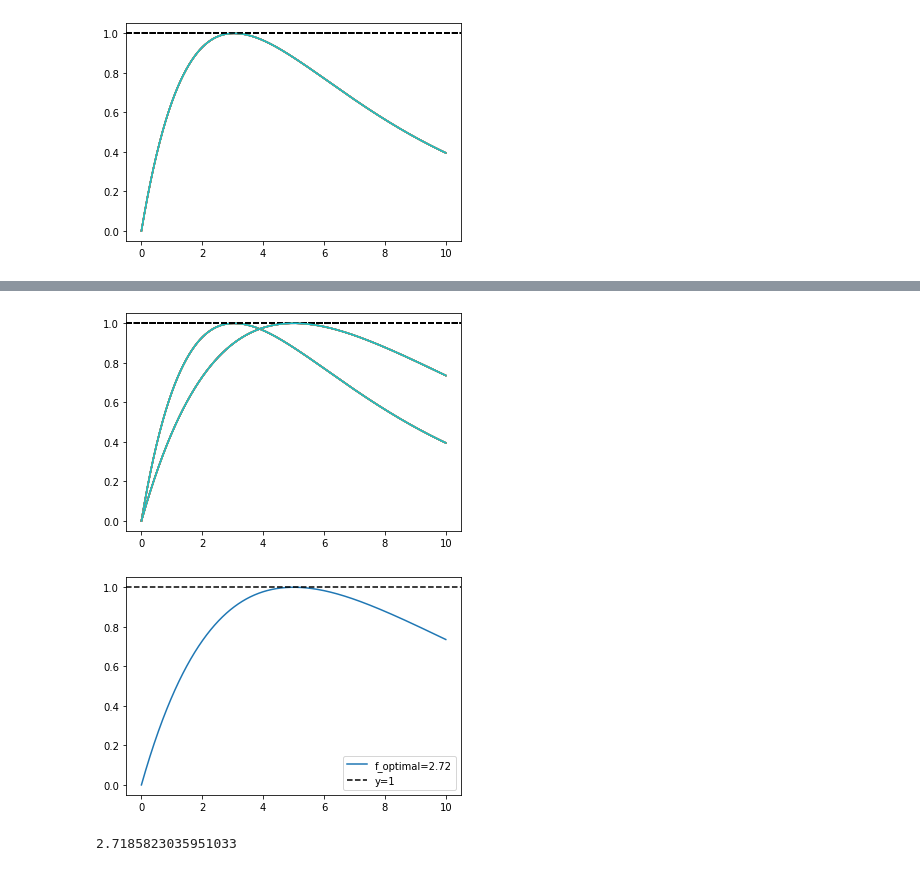
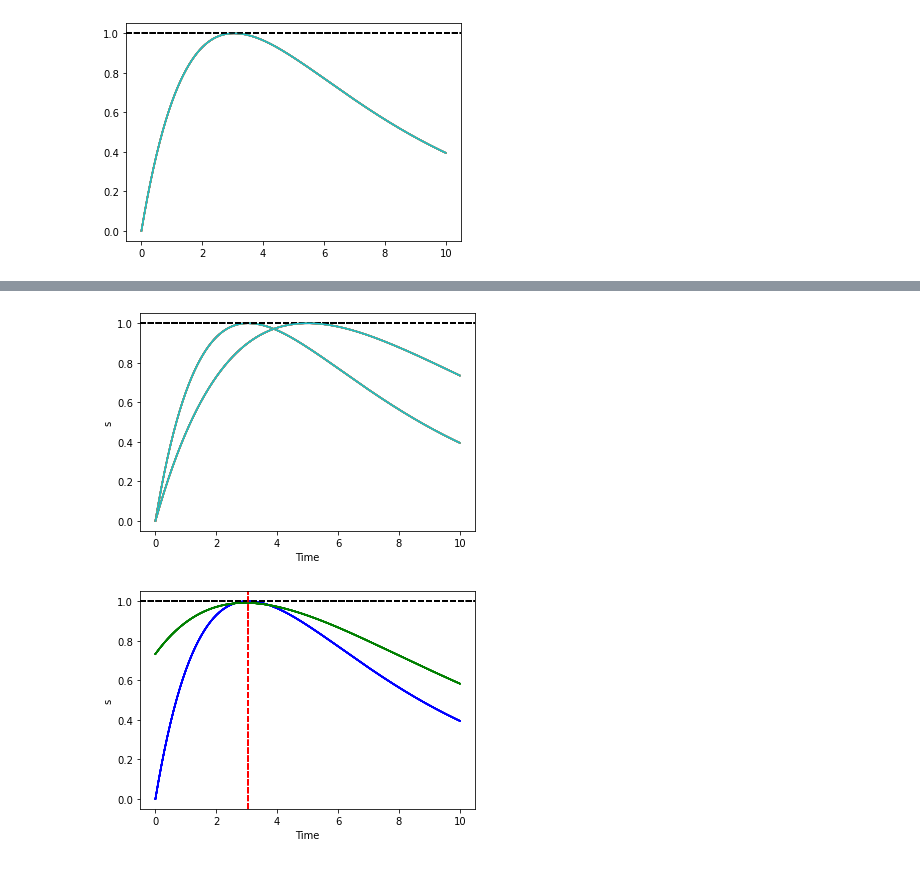
Before and after one commit to davidkelly2002/Final-Year-Project, a Jupyter notebook: Synaptic dynamics.ipynb, the cells around one changed output, grey strips where cells are left out. Cells and saved outputs as stored; diff of their text form; code cells hidden in the pictures.

```diff
--- a/Synaptic dynamics.ipynb
+++ b/Synaptic dynamics.ipynb
@@ -114,7 +129,7 @@ t = np.linspace(t0, tfinal, 1000)
 # %%
 for f in np.linspace(1,10,10):
 
-    x0 = [1,f]
+    x0 = [0,f]
 
     sol = solve_ivp(dxdt_new,[t0,tfinal],x0,args=(5,),dense_output=True)
 
@@ -139,4 +154,6 @@ for f in np.linspace(1,10,10):
     plt.axhline(1, color='k', linestyle='--', label='y=1')
 
     plt.plot(t,s)
+    plt.xlabel('Time')
+    plt.ylabel('s')
 # %% [output]
@@ -195,6 +232,6 @@ print(f_optimal)
 # %%
 for f in np.linspace(1,10,10):
-    f = 3.07 #looks like correct value
+    f = 3.0713828029683845 #looks like correct value
     x0 = [f,f]
 
     sol = solve_ivp(dxdt,[t0,tfinal],x0,args=(2,5),dense_output=True)
@@ -220,56 +257,40 @@ for f in np.linspace(1,10,10):
     plt.axhline(1, color='k', linestyle='--', label='y=1')
 
     plt.plot(t,s)
+    plt.xlabel('Time')
+    plt.ylabel('s')
 # %% [output]
-[figure, old version]
+[figure, new version]
 # %%
-# Define the new system of differential equations for s and p
-def dxdt_new(t, x, tau_s):
-    s = x[0]
-    p = x[1]
-    # Differential equations for s and p
-    dsdt = -s/tau_s + p/tau_s
-    dpdt = -p/tau_s
-    return [dsdt, dpdt]
+for f in np.linspace(1,10,10):
+    f = 3.0713828029683845 #looks like correct value
+    x0 = [f,f]
 
-# Define a function that computes the maximum of s(t) for a given initial s and p
-def max_s_for_f(f, t0=0, tfinal=10, tau_s=10):
-    s0 = 0  # Initial condition for s
-    p0 = f  # Initial condition for p
-    x0 = [s0, p0]  # Initial conditions for s and p
+    sol = solve_ivp(dxdt,[t0,tfinal],x0,args=(2,5),dense_output=True)
 
-    # Solve the system of differential equations
-    sol = solve_ivp(dxdt_new, [t0, tfinal], x0, args=(tau_s,), dense_output=True)
+    a = sol.sol(t)[0]
+    b = sol.sol(t)[1]
 
-    # Evaluate solution for t values
-    t = np.linspace(t0, tfinal, 1000)
-    s = sol.sol(t)[0]  # Extract s(t)
+    s = b - a
 
-    # Return the maximum of s(t)
-    return np.max(s)
+    plt.plot(t,s, color = 'blue',label = 'Paper')
+    plt.axhline(1, color='k', linestyle='--', label='y=1')
+# plt.plot(t,np.ones(t.shape),'k--')
+# plt.axis([2,4,0.95,1.05])
+for f in np.linspace(1,10,10):
 
-# Define the target function to find the root (i.e., when max_s(t) = 1)
-def target_function(f_array):
-    f = f_array[0]  # Extract scalar from array
-    return max_s_for_f(f) - 1  # We want this to be 0 when max_s(t) = 1
+    x0 = [0.7333333333333333,1.788888888888889]
 
-# Use a root-finding algorithm to solve for f
-sol_f = root(target_function, x0=[3])  # Initial guess for f wrapped in a list
+    sol = solve_ivp(dxdt_new,[t0,tfinal],x0,args=(5,),dense_output=True)
 
-# Extract the solution
-f_optimal = sol_f.x[0]
+    s = sol.sol(t)[0]
+    p = sol.sol(t)[1]
 
-# Now plot the result with the optimal f
-t = np.linspace(0, 10, 1000)
-x0 = [0, f_optimal]
-sol = solve_ivp(dxdt_new, [0, 10], x0, args=(5,), dense_output=True)
-s = sol.sol(t)[0]  # Extract s(t)
+    plt.axhline(1, color='k', linestyle='--', label='y=1')
 
-plt.plot(t, s, label=f'f_optimal={f_optimal:.2f}')
-plt.axhline(1, color='k', linestyle='--', label='y=1')
-plt.legend()
-plt.show()
-print(f_optimal)
+    plt.plot(t,s, color = 'green', label = '2nd order synaptic')
+    plt.xlabel('Time')
+    plt.ylabel('s')
+    plt.axvline(3.043043043043043, color='r', linestyle='--', label=f'Peak at t={peak_time:.2f}')
 # %% [output]
-[figure, old version]
+[figure, new version]
-2.7185823035951033
```
Also changed, not shown: parts of 7 cells of this notebook.
